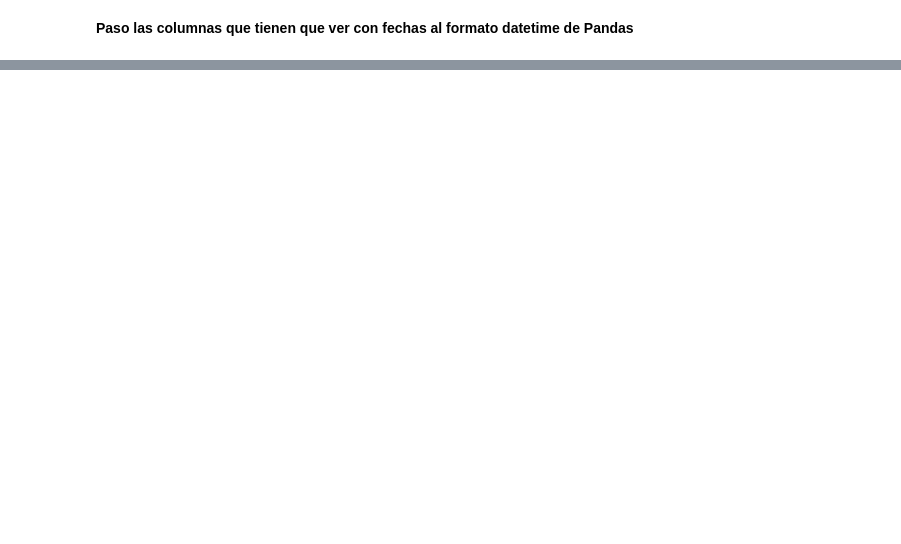
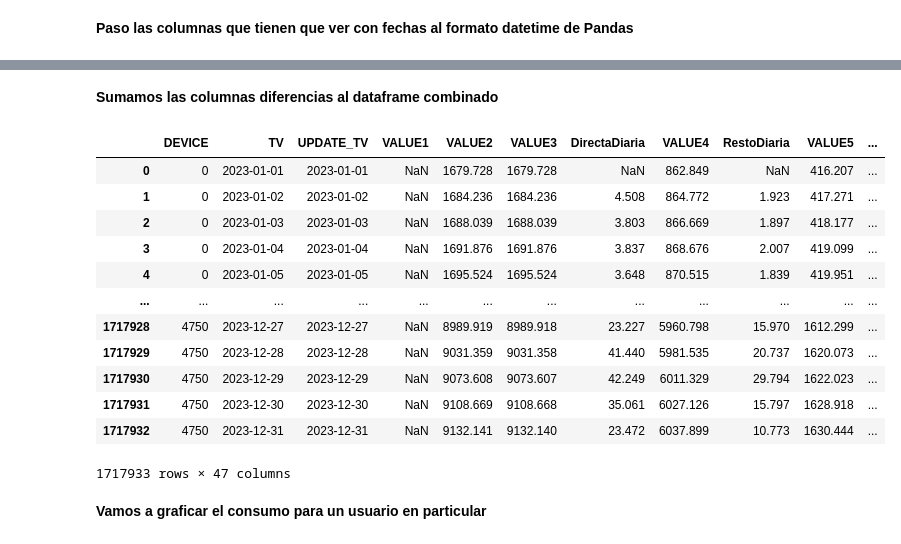
Before and after one commit to josezerda/DiploDatos2024_Mentoria, a Jupyter notebook: Notebook_Mentoria.ipynb, the cells around one changed output, grey strips where cells are left out. Saved outputs shown, nothing was run; the diff lists cells and outputs as text; code cells hidden in the pictures; blank space fills up the shorter version.

```diff
--- a/Notebook_Mentoria.ipynb
+++ b/Notebook_Mentoria.ipynb
@@ -281,0 +312,2 @@ df_diario_combinado
+# %%
+df_Energia_Resto_Diferencia = df_diario_combinado['VALUE4'] - df_diario_combinado['VALUE4'].shift(1)
@@ -281,0 +318,2 @@ df_diario_combinado
+# %% [markdown]
+**Sumamos las columnas diferencias al dataframe combinado**
@@ -281,0 +325,18 @@ df_diario_combinado
+# %%
+df_diario_combinado
+# %% [output]
+|  | DEVICE | TV | UPDATE_TV | VALUE1 | VALUE2 | VALUE3 | DirectaDiaria | VALUE4 | RestoDiaria | VALUE5 | ... |
+| 0 | 0 | 2023-01-01 | 2023-01-01 | NaN | 1679.728 | 1679.728 | NaN | 862.849 | NaN | 416.207 | ... |
+| 1 | 0 | 2023-01-02 | 2023-01-02 | NaN | 1684.236 | 1684.236 | 4.508 | 864.772 | 1.923 | 417.271 | ... |
+| 2 | 0 | 2023-01-03 | 2023-01-03 | NaN | 1688.039 | 1688.039 | 3.803 | 866.669 | 1.897 | 418.177 | ... |
+| 3 | 0 | 2023-01-04 | 2023-01-04 | NaN | 1691.876 | 1691.876 | 3.837 | 868.676 | 2.007 | 419.099 | ... |
+| 4 | 0 | 2023-01-05 | 2023-01-05 | NaN | 1695.524 | 1695.524 | 3.648 | 870.515 | 1.839 | 419.951 | ... |
+| ... | ... | ... | ... | ... | ... | ... | ... | ... | ... | ... | ... |
+| 1717928 | 4750 | 2023-12-27 | 2023-12-27 | NaN | 8989.919 | 8989.918 | 23.227 | 5960.798 | 15.970 | 1612.299 | ... |
+| 1717929 | 4750 | 2023-12-28 | 2023-12-28 | NaN | 9031.359 | 9031.358 | 41.440 | 5981.535 | 20.737 | 1620.073 | ... |
+| 1717930 | 4750 | 2023-12-29 | 2023-12-29 | NaN | 9073.608 | 9073.607 | 42.249 | 6011.329 | 29.794 | 1622.023 | ... |
+| 1717931 | 4750 | 2023-12-30 | 2023-12-30 | NaN | 9108.669 | 9108.668 | 35.061 | 6027.126 | 15.797 | 1628.918 | ... |
+| 1717932 | 4750 | 2023-12-31 | 2023-12-31 | NaN | 9132.141 | 9132.140 | 23.472 | 6037.899 | 10.773 | 1630.444 | ... |
+1717933 rows × 47 columns
+# %% [markdown]
+**Vamos a graficar el consumo para un usuario en particular**
```
Also changed, not shown: parts of 20 cells of this notebook.
